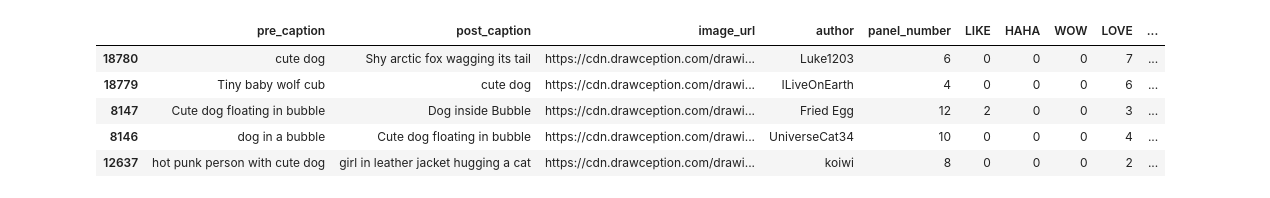
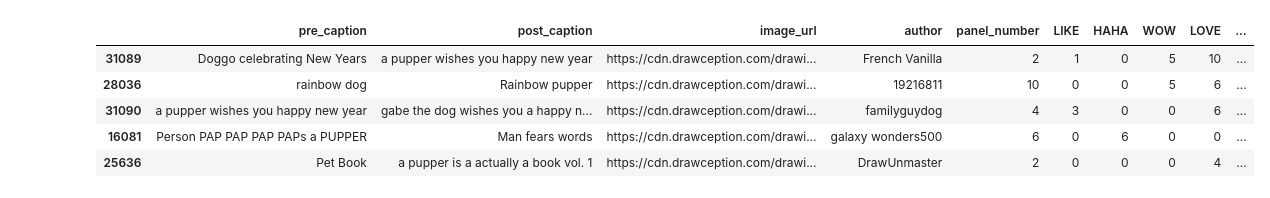
Before and after one commit to mhwinder/drawception_image_project, a Jupyter notebook: code/drawception_eda.ipynb, the cells around one changed output. Cells and saved outputs as stored; diff of their text form; code cells hidden in the pictures.

```diff
--- a/code/drawception_eda.ipynb
+++ b/code/drawception_eda.ipynb
@@ -17,4 +13,4 @@ import PIL
 import PIL.Image
 # %%
 # Grab the data
-drawception = pd.read_csv('drawception_master.csv')
+drawception = pd.read_csv('../data/drawception_master.csv')
@@ -49,11 +24,15 @@ drawception[drawception['DUCK']>2]
+# %%
+my_string = 'pupper'
 # %%
-my_string = 'cute dog'
-drawception[drawception['pre_caption'].str.lower().str.contains(my_string) | drawception['post_caption'].str.lower().str.contains(my_string)].sort_values(by='REACT', ascending=False).head(5)
+# Show a table of the filtered dataframe
+drawception[
+    drawception['pre_caption'].str.lower().str.contains(my_string)
+    | drawception['post_caption'].str.lower().str.contains(my_string)].sort_values(by='REACT', ascending=False).head(5)
 # %% [output]
 |  | pre_caption | post_caption | image_url | author | panel_number | LIKE | HAHA | WOW | LOVE | ... |
-| 18780 | cute dog | Shy arctic fox wagging its tail | https://cdn.drawception.com/drawi... | Luke1203 | 6 | 0 | 0 | 0 | 7 | ... |
-| 18779 | Tiny baby wolf cub | cute dog | https://cdn.drawception.com/drawi... | ILiveOnEarth | 4 | 0 | 0 | 0 | 6 | ... |
-| 8147 | Cute dog floating in bubble | Dog inside Bubble | https://cdn.drawception.com/drawi... | Fried Egg | 12 | 2 | 0 | 0 | 3 | ... |
-| 8146 | dog in a bubble | Cute dog floating in bubble | https://cdn.drawception.com/drawi... | UniverseCat34 | 10 | 0 | 0 | 0 | 4 | ... |
-| 12637 | hot punk person with cute dog | girl in leather jacket hugging a cat | https://cdn.drawception.com/drawi... | koiwi | 8 | 0 | 0 | 0 | 2 | ... |
+| 31089 | Doggo celebrating New Years | a pupper wishes you happy new year | https://cdn.drawception.com/drawi... | French Vanilla | 2 | 1 | 0 | 5 | 10 | ... |
+| 28036 | rainbow dog | Rainbow pupper | https://cdn.drawception.com/drawi... | 19216811 | 10 | 0 | 0 | 5 | 6 | ... |
+| 31090 | a pupper wishes you happy new year | gabe the dog wishes you a happy n... | https://cdn.drawception.com/drawi... | familyguydog | 4 | 3 | 0 | 0 | 6 | ... |
+| 16081 | Person PAP PAP PAP PAPs a PUPPER | Man fears words | https://cdn.drawception.com/drawi... | galaxy wonders500 | 6 | 0 | 6 | 0 | 0 | ... |
+| 25636 | Pet Book | a pupper is a actually a book vol. 1 | https://cdn.drawception.com/drawi... | DrawUnmaster | 2 | 0 | 0 | 0 | 4 | ... |
 # %%
```
Also changed, not shown: parts of 21 cells of this notebook, 2 other files.
